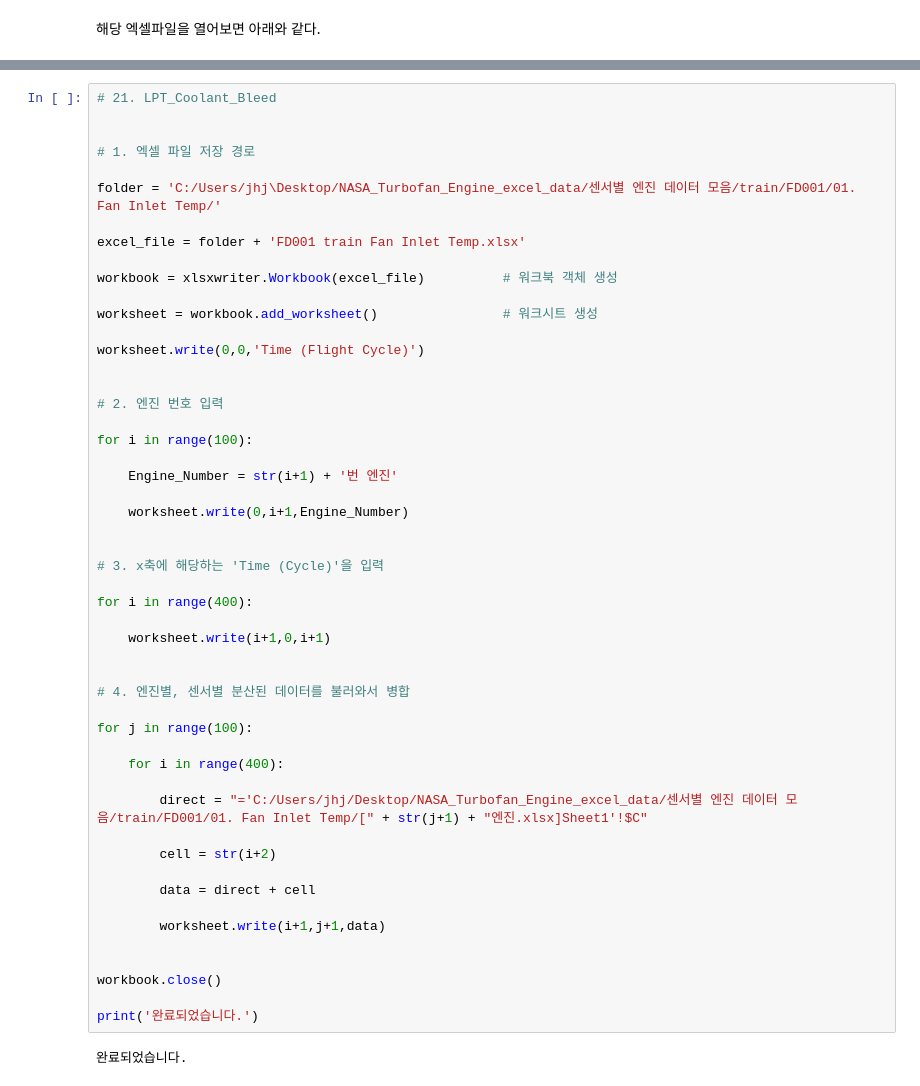
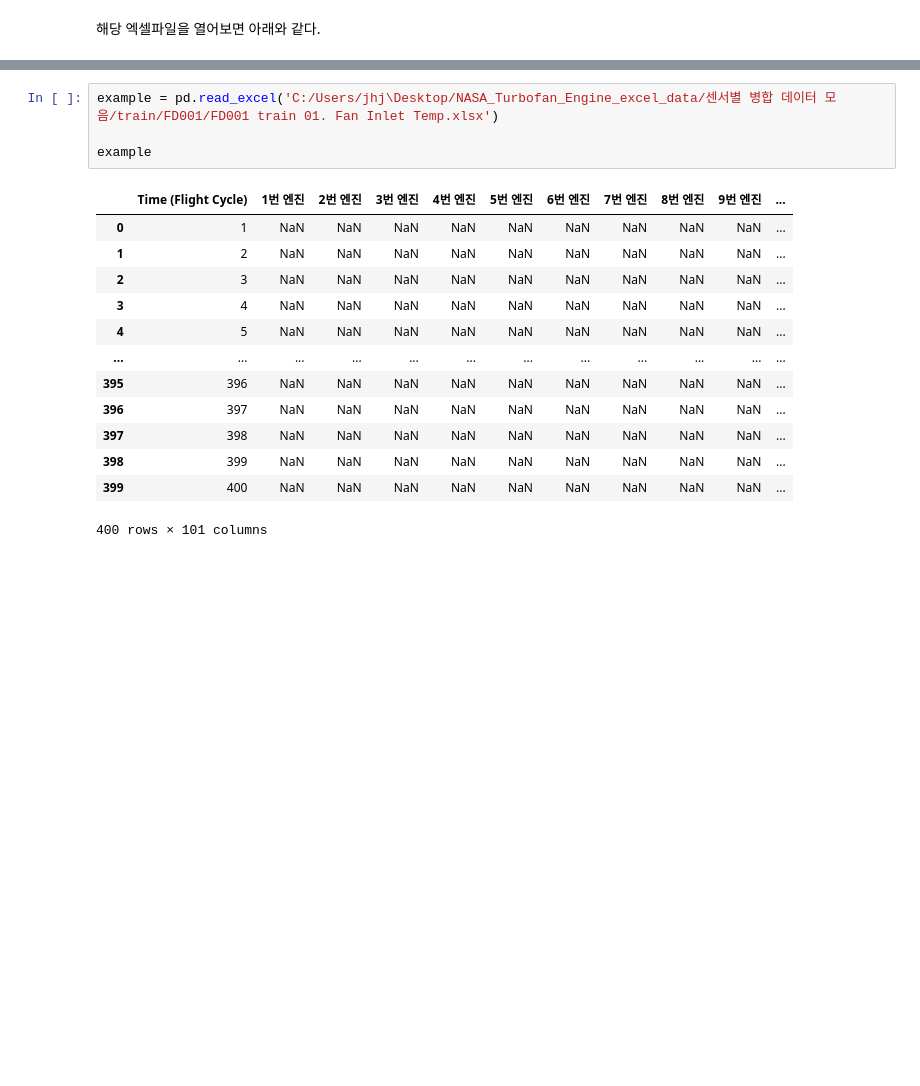
Before and after one commit to jaeh04/Toy, a Jupyter notebook: NASA_Turbofan_Engine_Data_Visualization 3.ipynb, the cells around one changed output, grey strips where cells are left out. Cells and saved outputs as stored; diff of their text form; blank space fills up the shorter version.

```diff
--- a/NASA_Turbofan_Engine_Data_Visualization 3.ipynb
+++ b/NASA_Turbofan_Engine_Data_Visualization 3.ipynb
@@ -1117,53 +129,18 @@ print('완료되었습니다.')
-# %%
-# 21. LPT_Coolant_Bleed
-
-
-# 1. 엑셀 파일 저장 경로
-
-folder = 'C:/Users/jhj\Desktop/NASA_Turbofan_Engine_excel_data/센서별 엔진 데이터 모음/train/FD001/01. Fan Inlet Temp/'
-
-excel_file = folder + 'FD001 train Fan Inlet Temp.xlsx'
-
-workbook = xlsxwriter.Workbook(excel_file)          # 워크북 객체 생성
-
-worksheet = workbook.add_worksheet()                # 워크시트 생성
-
-worksheet.write(0,0,'Time (Flight Cycle)')
-
-
-# 2. 엔진 번호 입력
-
-for i in range(100):
-
-    Engine_Number = str(i+1) + '번 엔진'
-
-    worksheet.write(0,i+1,Engine_Number)
-
-
-# 3. x축에 해당하는 'Time (Cycle)'을 입력
-
-for i in range(400):
-
-    worksheet.write(i+1,0,i+1)
-
-
-# 4. 엔진별, 센서별 분산된 데이터를 불러와서 병합
-
-for j in range(100):
-
-    for i in range(400):
-
-        direct = "='C:/Users/jhj/Desktop/NASA_Turbofan_Engine_excel_data/센서별 엔진 데이터 모음/train/FD001/01. Fan Inlet Temp/[" + str(j+1) + "엔진.xlsx]Sheet1'!$C"
-
-        cell = str(i+2)
-
-        data = direct + cell
-
-        worksheet.write(i+1,j+1,data)
-
-
-workbook.close()
-
-print('완료되었습니다.')
-# %% [output]
-완료되었습니다.
+# %%
+example = pd.read_excel('C:/Users/jhj\Desktop/NASA_Turbofan_Engine_excel_data/센서별 병합 데이터 모음/train/FD001/FD001 train 01. Fan Inlet Temp.xlsx')
+
+example
+# %% [output]
+|  | Time (Flight Cycle) | 1번 엔진 | 2번 엔진 | 3번 엔진 | 4번 엔진 | 5번 엔진 | 6번 엔진 | 7번 엔진 | 8번 엔진 | 9번 엔진 | ... |
+| 0 | 1 | NaN | NaN | NaN | NaN | NaN | NaN | NaN | NaN | NaN | ... |
+| 1 | 2 | NaN | NaN | NaN | NaN | NaN | NaN | NaN | NaN | NaN | ... |
+| 2 | 3 | NaN | NaN | NaN | NaN | NaN | NaN | NaN | NaN | NaN | ... |
+| 3 | 4 | NaN | NaN | NaN | NaN | NaN | NaN | NaN | NaN | NaN | ... |
+| 4 | 5 | NaN | NaN | NaN | NaN | NaN | NaN | NaN | NaN | NaN | ... |
+| ... | ... | ... | ... | ... | ... | ... | ... | ... | ... | ... | ... |
+| 395 | 396 | NaN | NaN | NaN | NaN | NaN | NaN | NaN | NaN | NaN | ... |
+| 396 | 397 | NaN | NaN | NaN | NaN | NaN | NaN | NaN | NaN | NaN | ... |
+| 397 | 398 | NaN | NaN | NaN | NaN | NaN | NaN | NaN | NaN | NaN | ... |
+| 398 | 399 | NaN | NaN | NaN | NaN | NaN | NaN | NaN | NaN | NaN | ... |
+| 399 | 400 | NaN | NaN | NaN | NaN | NaN | NaN | NaN | NaN | NaN | ... |
+400 rows × 101 columns
```
Also changed, not shown: parts of 37 cells of this notebook.
